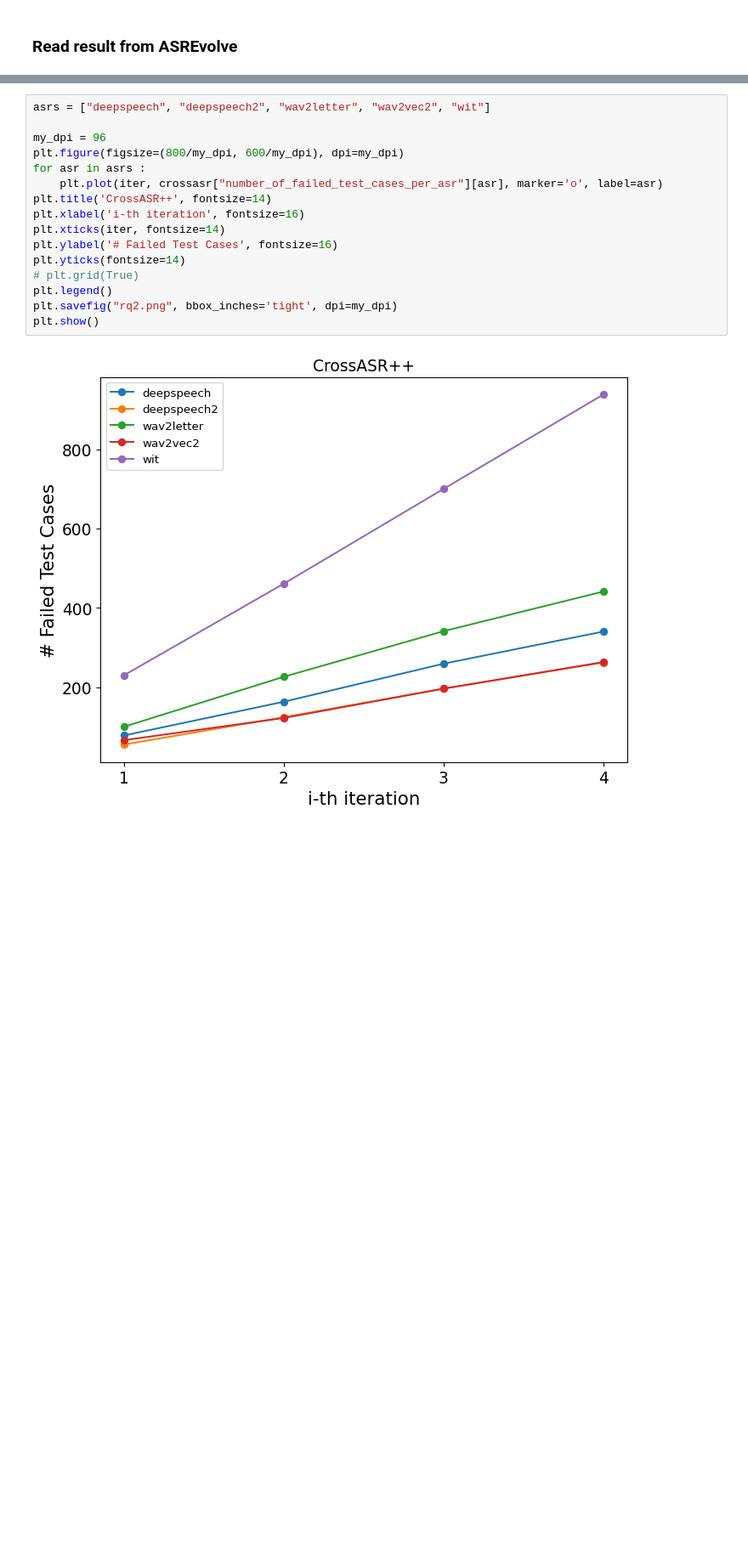
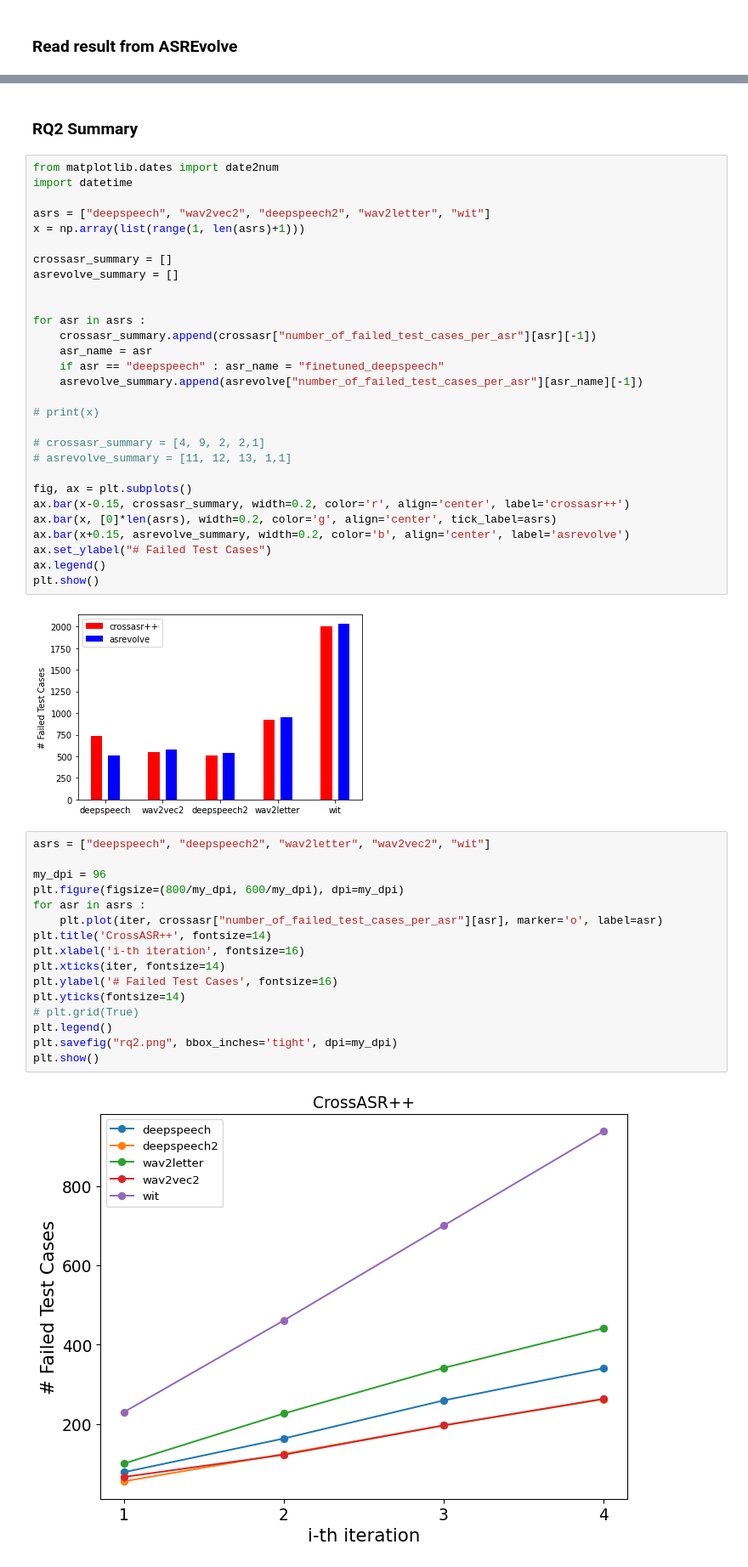
Before and after one commit to soarsmu/ASREvolve, a Jupyter notebook: examples/experiment.ipynb, the cells around one changed output, grey strips where cells are left out. Shown at 85% size. Cells and saved outputs as stored; diff of their text form; blank space fills up the shorter version.

```diff
--- a/examples/experiment.ipynb
+++ b/examples/experiment.ipynb
@@ -202,3 +226,36 @@ for i, asr in enumerate(asrs) :
+# %% [markdown]
+### RQ2 Summary
+# %%
+from matplotlib.dates import date2num
+import datetime
+
+asrs = ["deepspeech", "wav2vec2", "deepspeech2", "wav2letter", "wit"]
+x = np.array(list(range(1, len(asrs)+1)))
+
+crossasr_summary = []
+asrevolve_summary = []
+
+
+for asr in asrs :
+    crossasr_summary.append(crossasr["number_of_failed_test_cases_per_asr"][asr][-1])
+    asr_name = asr
+    if asr == "deepspeech" : asr_name = "finetuned_deepspeech"
+    asrevolve_summary.append(asrevolve["number_of_failed_test_cases_per_asr"][asr_name][-1])
+
+# print(x)
+
+# crossasr_summary = [4, 9, 2, 2,1]
+# asrevolve_summary = [11, 12, 13, 1,1]
+
+fig, ax = plt.subplots()
+ax.bar(x-0.15, crossasr_summary, width=0.2, color='r', align='center', label='crossasr++')
+ax.bar(x, [0]*len(asrs), width=0.2, color='g', align='center', tick_label=asrs)
+ax.bar(x+0.15, asrevolve_summary, width=0.2, color='b', align='center', label='asrevolve')
+ax.set_ylabel("# Failed Test Cases")
+ax.legend()
+plt.show()
+# %% [output]
+[figure, added]
 # %%
 asrs = ["deepspeech", "deepspeech2", "wav2letter", "wav2vec2", "wit"]
 
```
Also changed, not shown: parts of 10 cells of this notebook.
